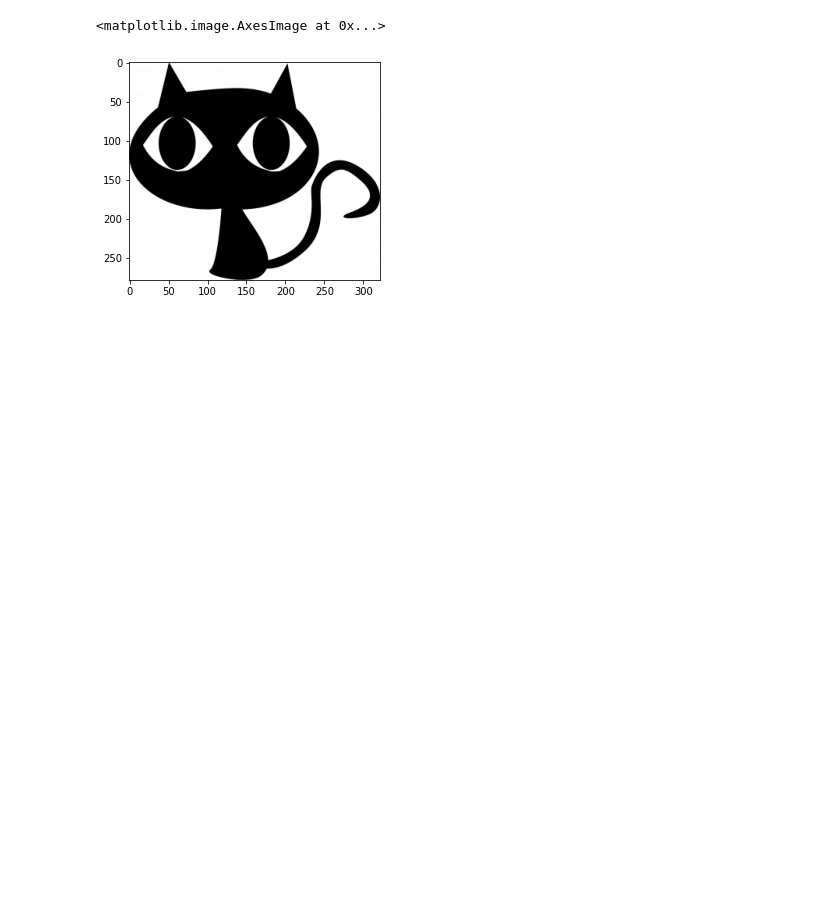
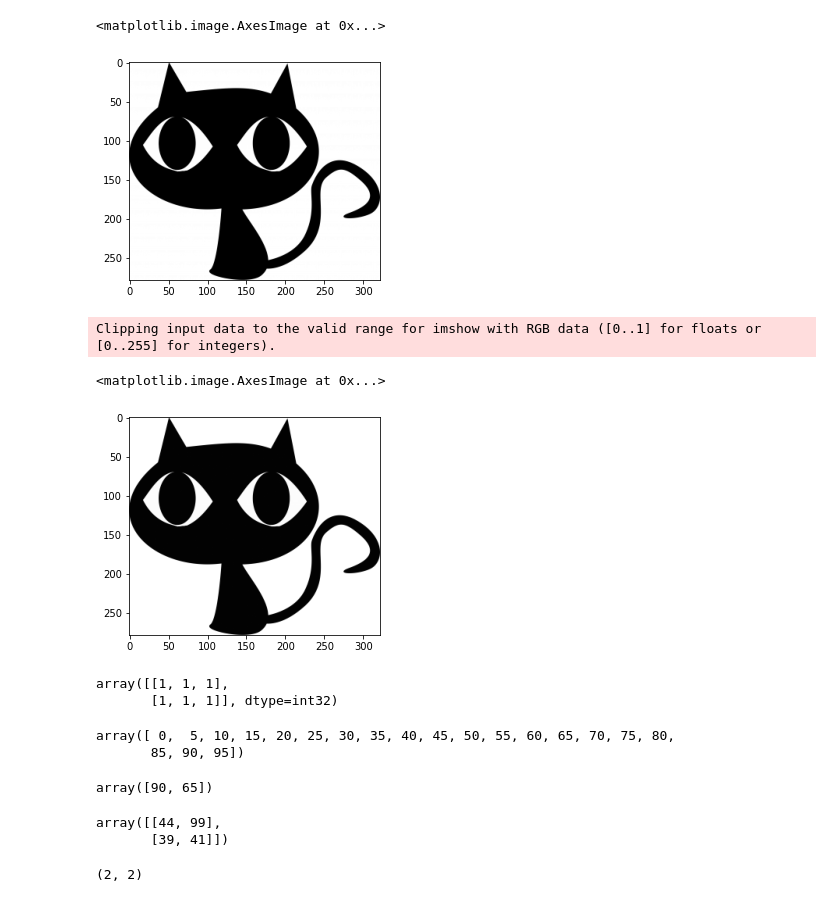
Before and after one commit to XinChenCSC/Data_Analysis-Python, a Jupyter notebook: numpy_basis.ipynb, the cells around one changed output. Drawn from its saved outputs; the diff is of its cells as text; code cells hidden in the pictures; blank space fills up the shorter version.

```diff
--- a/numpy_basis.ipynb
+++ b/numpy_basis.ipynb
@@ -26,3 +26,35 @@ plt.imshow(img_arr)
 # %% [output]
 <matplotlib.image.AxesImage at 0x...>
 [figure]
+# %%
+plt.imshow(img_arr - 0.00784314)
+# %% [output]
+Clipping input data to the valid range for imshow with RGB data ([0..1] for floats or [0..255] for integers).
+<matplotlib.image.AxesImage at 0x...>
+[figure, added]
+# %%
+np.ones(shape=(2,3),dtype='int32')
+# %% [output]
+array([[1, 1, 1],
+       [1, 1, 1]], dtype=int32)
+# %%
+np.linspace(0,100,num=20,dtype='int32')
+np.arange(0,100,step=5)
+# %% [output]
+array([ 0,  5, 10, 15, 20, 25, 30, 35, 40, 45, 50, 55, 60, 65, 70, 75, 80,
+       85, 90, 95])
+# %%
+arr_1d = np.random.randint(0,100,size=(2))
+arr_1d
+# %% [output]
+array([90, 65])
+# %%
+arr_2d = np.random.randint(0,100,size=(2,2))
+arr_2d
+# %% [output]
+array([[44, 99],
+       [39, 41]])
+# %%
+arr_2d.shape
+# %% [output]
+(2, 2)
```
Also changed, not shown: parts of 57 cells of this notebook.
